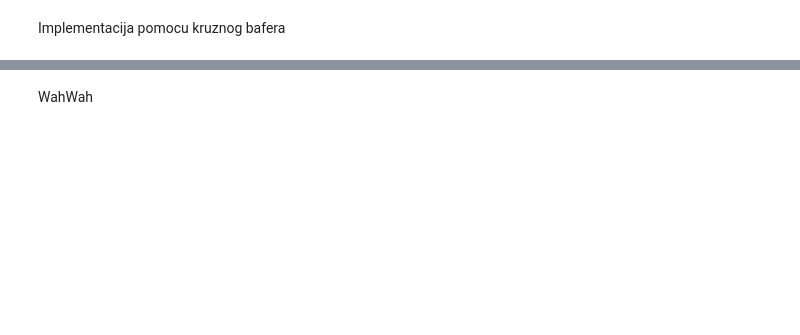
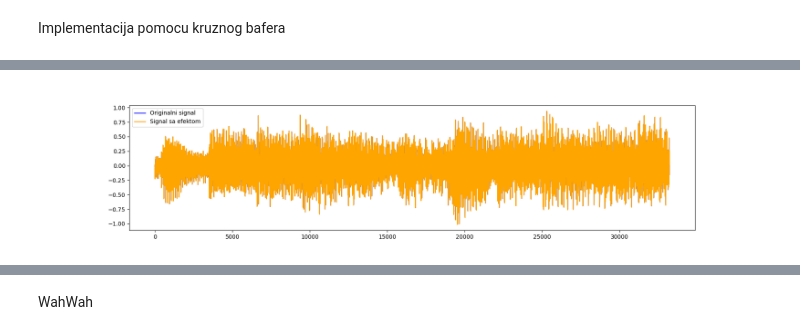
Before and after one commit to LTamara1013/SDOS, a Jupyter notebook: Python/Efekti.ipynb, the cells around one changed output, grey strips where cells are left out. Saved outputs shown, nothing was run; the diff lists cells and outputs as text; code cells hidden in the pictures; blank space fills up the shorter version.

Commit message:
Modified functions for delay effect

```diff
--- a/Python/Efekti.ipynb
+++ b/Python/Efekti.ipynb
@@ -120,5 +155,5 @@ def delay_buff(input_signal, Fs, delay_ms, gain):
 # %%
-output_delay_buff = delay_buff(input,Fs,100, 0.5)
-#plotSignals(input,output_delay_buff)
+output_delay_buff = delay(input,Fs,200, 0.5)
+plotSignals(input,output_delay_buff)
 Audio(output_delay_buff,rate=Fs)
 # %% [output]
@@ -126 +161,7 @@ Audio(output_delay_buff,rate=Fs)
 [interactive output not drawn]
+# %%
+delay_from_C = read_from_C("output_delay_c.bin")
+plotSignals(output_delay_buff,delay_from_C)
+Audio(delay_from_C,rate=Fs)
+# %% [output]
+[figure, added]
```
Also changed, not shown: parts of 30 cells of this notebook, 5 other files.
